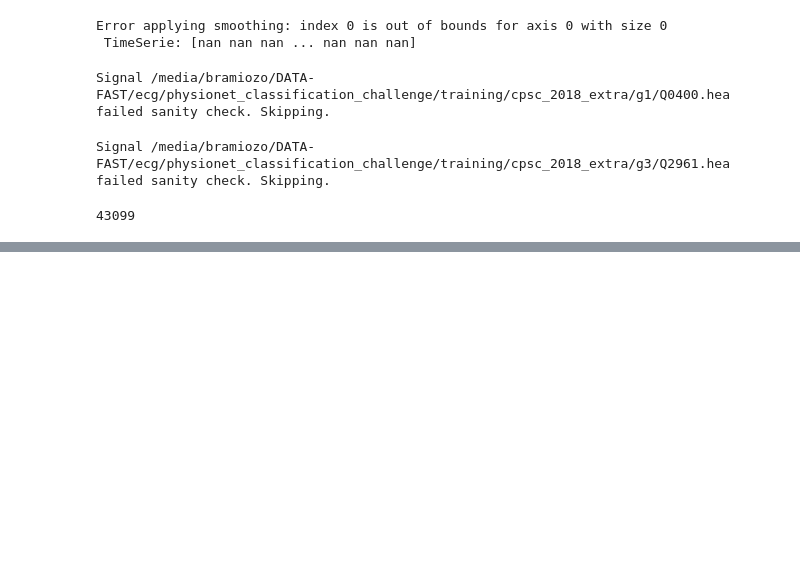
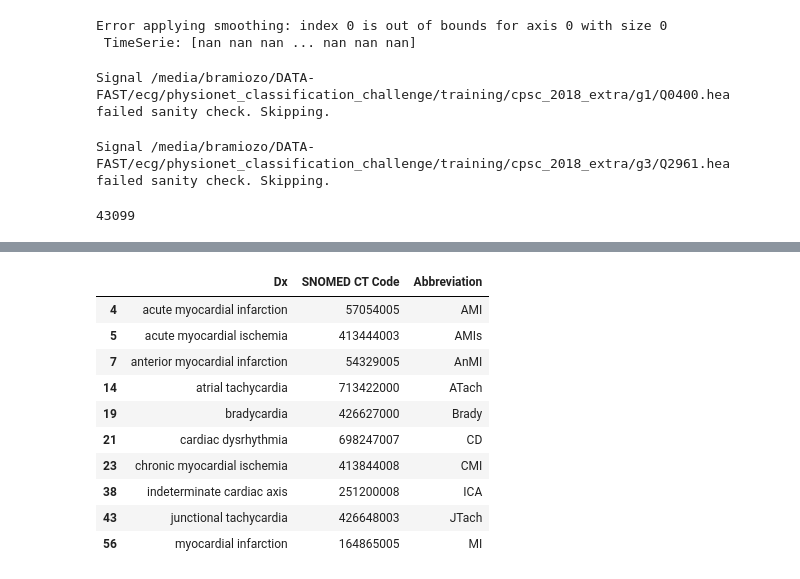
Before and after one commit to bramiozo/TimEx, a Jupyter notebook: sandbox/ECG_medxai.ipynb, the cells around one changed output, grey strips where cells are left out. Cells and saved outputs as stored; diff of their text form; code cells hidden in the pictures; blank space fills up the shorter version.

```diff
--- a/sandbox/ECG_medxai.ipynb
+++ b/sandbox/ECG_medxai.ipynb
@@ -308,0 +350,14 @@ extractions_2d = le_pipe_euc.fit_transform(extractions_df[VAL_COLS].values)
+# %%
+dx_map[dx_map['Dx'].str.contains('cardia', case=False, na=False)].head(10)
+# %% [output]
+|  | Dx | SNOMED CT Code | Abbreviation |
+| 4 | acute myocardial infarction | 57054005 | AMI |
+| 5 | acute myocardial ischemia | 413444003 | AMIs |
+| 7 | anterior myocardial infarction | 54329005 | AnMI |
+| 14 | atrial tachycardia | 713422000 | ATach |
+| 19 | bradycardia | 426627000 | Brady |
+| 21 | cardiac dysrhythmia | 698247007 | CD |
+| 23 | chronic myocardial ischemia | 413844008 | CMI |
+| 38 | indeterminate cardiac axis | 251200008 | ICA |
+| 43 | junctional tachycardia | 426648003 | JTach |
+| 56 | myocardial infarction | 164865005 | MI |
```
Also changed, not shown: parts of 13 cells of this notebook, 1 other file.
